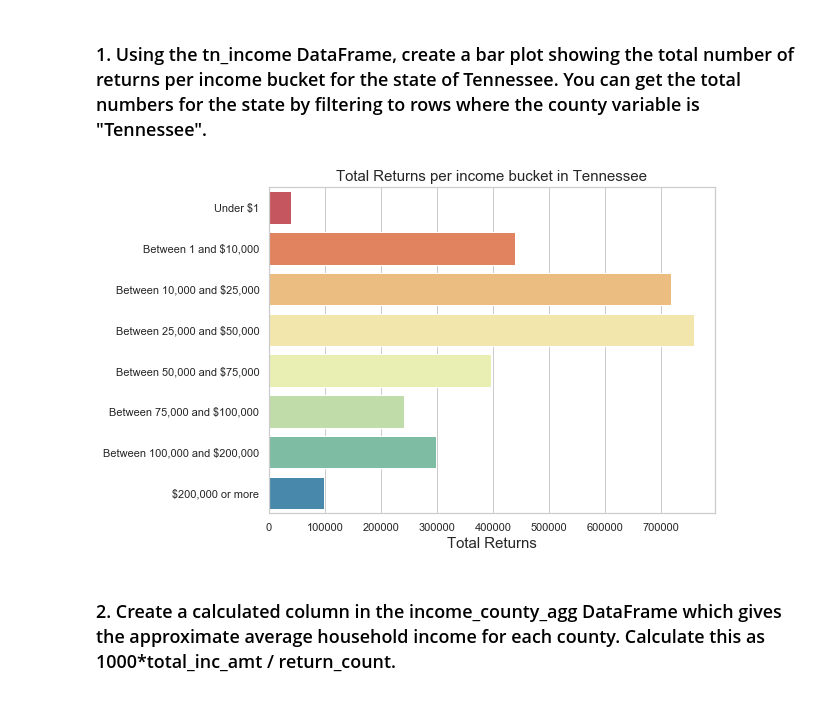
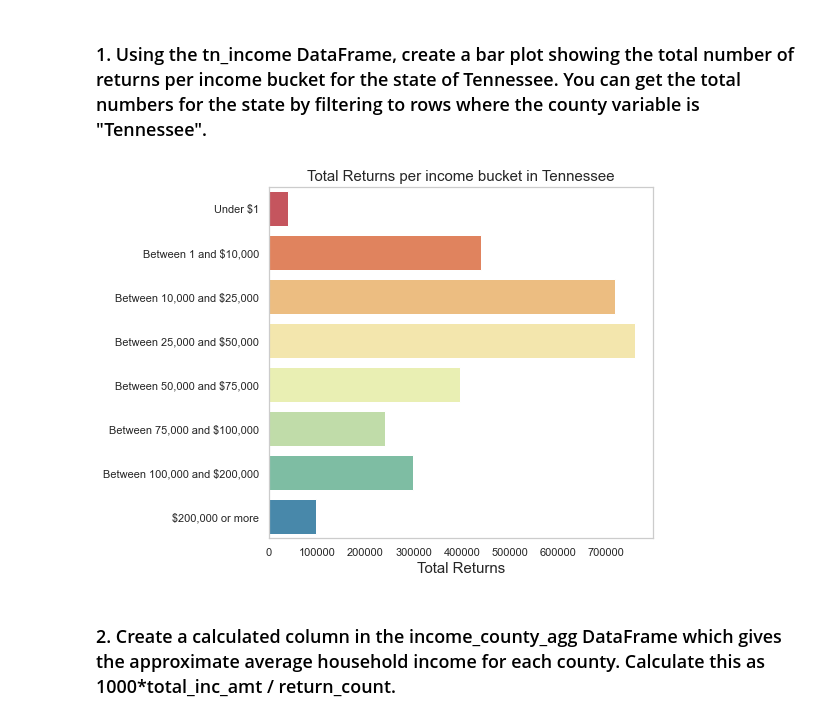
Before and after one commit to sara-ramirez/data-science-essentials-3, a Jupyter notebook: notebooks/session_assignments.ipynb, the cells around one changed output. Saved outputs shown, nothing was run; the diff lists cells and outputs as text; code cells hidden in the pictures.

```diff
--- a/notebooks/session_assignments.ipynb
+++ b/notebooks/session_assignments.ipynb
@@ -310,12 +336,15 @@ income_tn_state = income_tn.loc[income_tn['county'] == 'Tennessee']
 # %%
 plt.figure(figsize = (8, 6)) # width, height # from matlab
 sns.set(style="whitegrid")
 sns.barplot('return_count', 'income_bucket', data = income_tn_state, palette = "Spectral") # 'x', 'y', data, palette
 plt.xlabel('Total Returns', fontsize=15)
 plt.ylabel('')
-plt.title('Total Returns per income bucket in Tennessee', fontsize=15);
+plt.title('Total Returns per income bucket in Tennessee', fontsize=15)
+plt.tight_layout()
+plt.grid(False)
+plt.savefig('../assets/total_returns_per_incomebucket_tn.png', dpi = 300);
 # %% [output]
-[figure, old version]
+[figure, new version]
 # %% [markdown]
 ### 2. Create a calculated column in the income_county_agg DataFrame which gives the approximate average household income for each county. Calculate this as 1000*total_inc_amt / return_count.
 # %%
```
Also changed, not shown: parts of 39 cells of this notebook, 27 other files.
